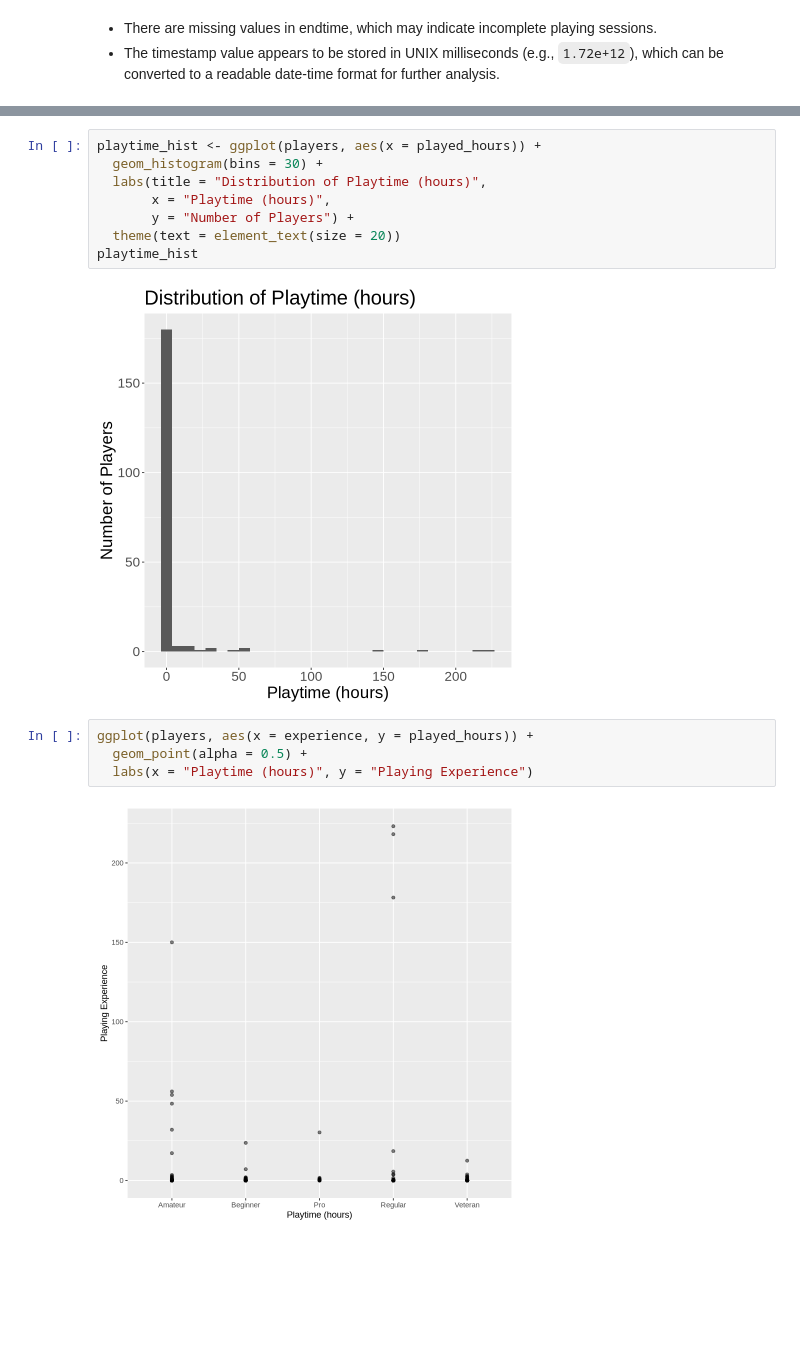
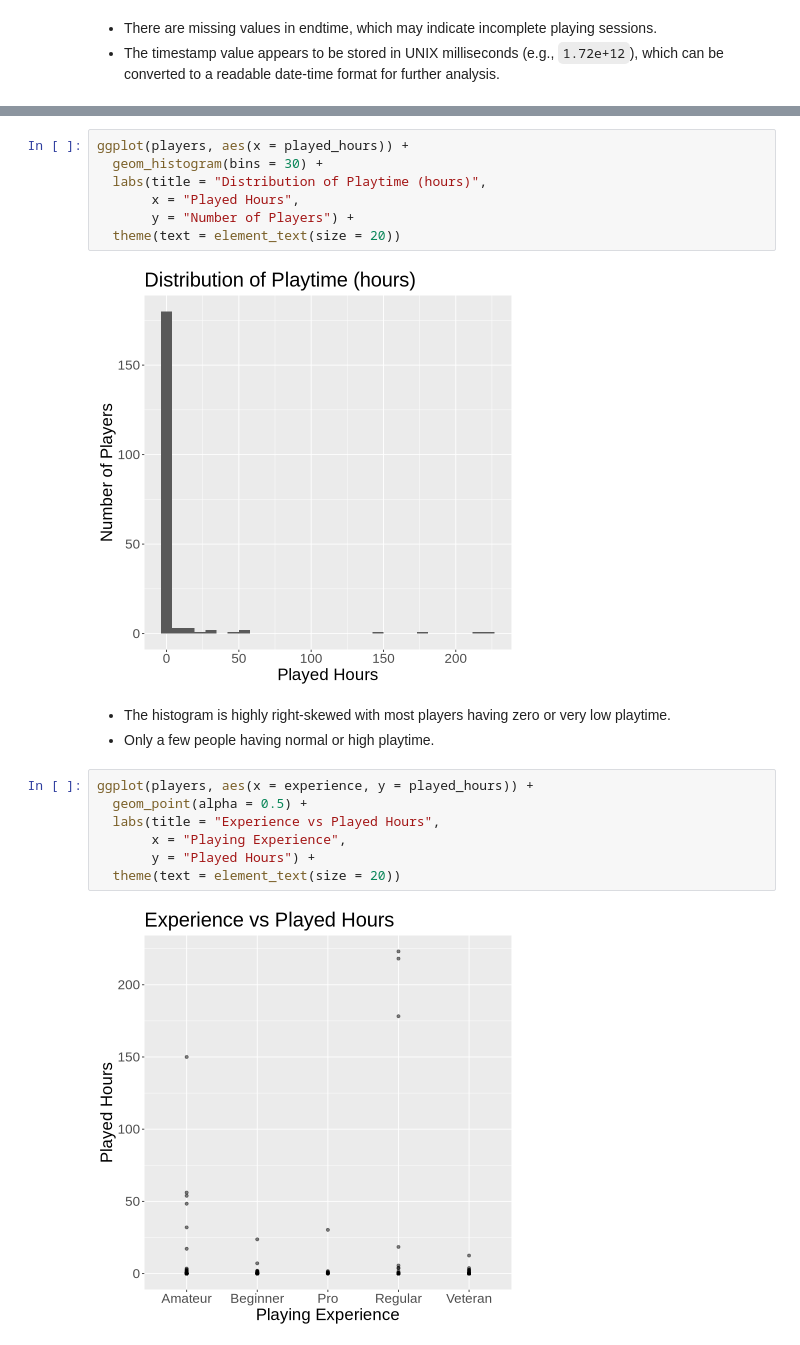
Before and after one commit to anitazou910/DSCI100-Individual-Plan, a Jupyter notebook: individual plan.ipynb, the cells around one changed output, grey strips where cells are left out. Drawn from its saved outputs; the diff is of its cells as text; blank space fills up the shorter version.

Commit message:
2nd commit updating graphs and questions
Clear specific question and updating graphs that indicate the relationships among the research variables.

```diff
--- a/individual plan.ipynb
+++ b/individual plan.ipynb
@@ -120,16 +124,21 @@ colSums(is.na(sessions))
 # %%
-playtime_hist <- ggplot(players, aes(x = played_hours)) +
+ggplot(players, aes(x = played_hours)) +
   geom_histogram(bins = 30) +
   labs(title = "Distribution of Playtime (hours)",
-       x = "Playtime (hours)",
+       x = "Played Hours",
        y = "Number of Players") +
   theme(text = element_text(size = 20))
-playtime_hist
 # %% [output]
-[figure, old version]
+[figure, new version]
+# %% [markdown]
++ The histogram is highly right-skewed with most players having zero or very low playtime.
++ Only a few people having normal or high playtime.
 # %%
 ggplot(players, aes(x = experience, y = played_hours)) +
   geom_point(alpha = 0.5) +
-  labs(x = "Playtime (hours)", y = "Playing Experience")
+  labs(title = "Experience vs Played Hours",
+       x = "Playing Experience",
+       y = "Played Hours") +
+  theme(text = element_text(size = 20))
 # %% [output]
-[figure, old version]
+[figure, new version]
```
Also changed, not shown: parts of 9 cells of this notebook.
